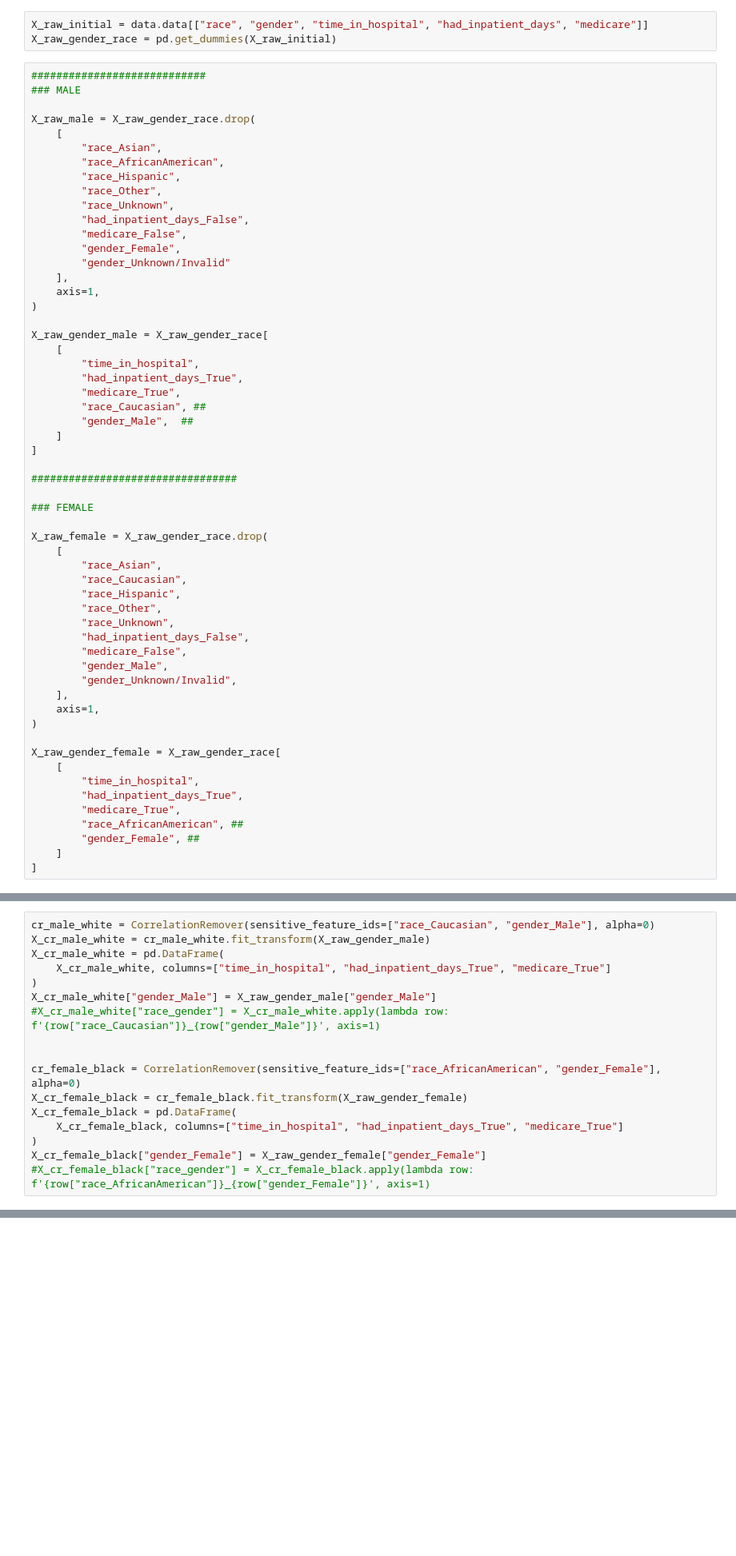
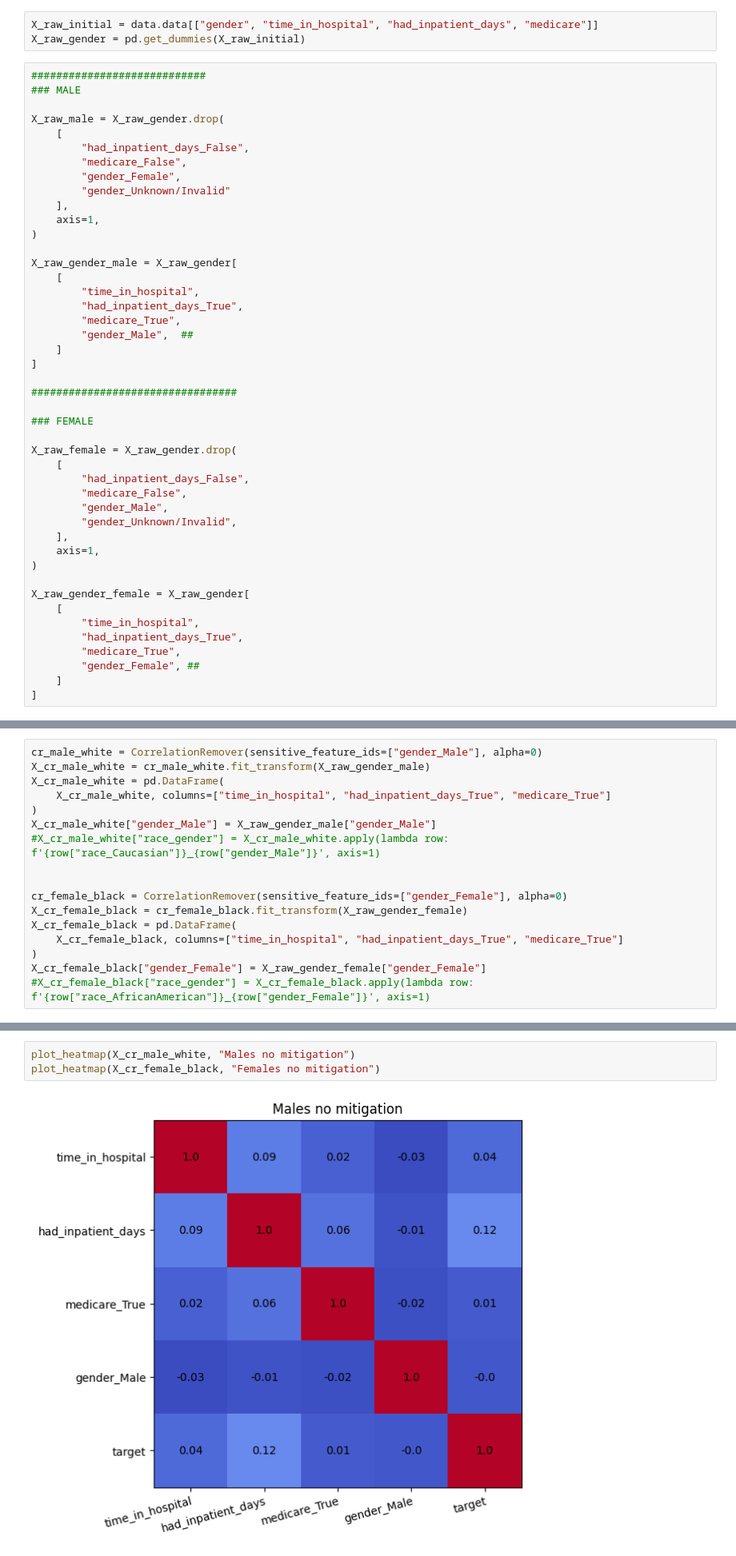
Before and after one commit to nicolacalzone/FairLearn_Sample, a Jupyter notebook: plot_correlationremover_before_after_checkpoint.ipynb, the cells around one changed output, grey strips where cells are left out. Shown at 80% size. Saved outputs shown, nothing was run; the diff lists cells and outputs as text; blank space fills up the shorter version.

```diff
--- a/plot_correlationremover_before_after_checkpoint.ipynb
+++ b/plot_correlationremover_before_after_checkpoint.ipynb
@@ -97,19 +94,14 @@ data.data.head()
 | 4 | Caucasian | Male | 30-60 years | Discharged to Home | Emergency | 1 | ... |
 5 rows × 24 columns
 # %%
-X_raw_initial = data.data[["race", "gender", "time_in_hospital", "had_inpatient_days", "medicare"]]
-X_raw_gender_race = pd.get_dummies(X_raw_initial)
+X_raw_initial = data.data[["gender", "time_in_hospital", "had_inpatient_days", "medicare"]]
+X_raw_gender = pd.get_dummies(X_raw_initial)
 # %%
 ############################
 ### MALE
 
-X_raw_male = X_raw_gender_race.drop(
+X_raw_male = X_raw_gender.drop(
     [
-        "race_Asian",
-        "race_AfricanAmerican",
-        "race_Hispanic",
-        "race_Other",
-        "race_Unknown",
         "had_inpatient_days_False",
         "medicare_False",
         "gender_Female",
@@ -118,12 +110,11 @@ X_raw_male = X_raw_gender_race.drop(
     axis=1,
 )
 
-X_raw_gender_male = X_raw_gender_race[
+X_raw_gender_male = X_raw_gender[
     [
         "time_in_hospital",
         "had_inpatient_days_True",
         "medicare_True",
-        "race_Caucasian", ##
         "gender_Male",  ##
     ]
 ]
@@ -132,13 +123,8 @@ X_raw_gender_male = X_raw_gender_race[
 
 ### FEMALE
 
-X_raw_female = X_raw_gender_race.drop(
+X_raw_female = X_raw_gender.drop(
     [
-        "race_Asian",
-        "race_Caucasian",
-        "race_Hispanic",
-        "race_Other",
-        "race_Unknown",
         "had_inpatient_days_False",
         "medicare_False",
         "gender_Male",
@@ -147,12 +133,11 @@ X_raw_female = X_raw_gender_race.drop(
     axis=1,
 )
 
-X_raw_gender_female = X_raw_gender_race[
+X_raw_gender_female = X_raw_gender[
     [
         "time_in_hospital",
         "had_inpatient_days_True",
         "medicare_True",
-        "race_AfricanAmerican", ##
         "gender_Female", ##
     ]
 ]
@@ -232,7 +217,7 @@ the CorrelationRemover successfully removed all correlation between
 correlation between the other features. Using a lower value of alpha
 results in not all the correlation being projected away.
 # %%
-cr_male_white = CorrelationRemover(sensitive_feature_ids=["race_Caucasian", "gender_Male"], alpha=0)
+cr_male_white = CorrelationRemover(sensitive_feature_ids=["gender_Male"], alpha=0)
 X_cr_male_white = cr_male_white.fit_transform(X_raw_gender_male)
 X_cr_male_white = pd.DataFrame(
     X_cr_male_white, columns=["time_in_hospital", "had_inpatient_days_True", "medicare_True"]
@@ -241,7 +226,7 @@ X_cr_male_white["gender_Male"] = X_raw_gender_male["gender_Male"]
 #X_cr_male_white["race_gender"] = X_cr_male_white.apply(lambda row: f'{row["race_Caucasian"]}_{row["gender_Male"]}', axis=1)
 
 
-cr_female_black = CorrelationRemover(sensitive_feature_ids=["race_AfricanAmerican", "gender_Female"], alpha=0)
+cr_female_black = CorrelationRemover(sensitive_feature_ids=["gender_Female"], alpha=0)
 X_cr_female_black = cr_female_black.fit_transform(X_raw_gender_female)
 X_cr_female_black = pd.DataFrame(
     X_cr_female_black, columns=["time_in_hospital", "had_inpatient_days_True", "medicare_True"]
@@ -256,0 +236,5 @@ plot_heatmap(X_cr_female_black, "Female black")
+# %%
+plot_heatmap(X_cr_male_white, "Males no mitigation")
+plot_heatmap(X_cr_female_black, "Females no mitigation")
+# %% [output]
+[figure, added]
```
Also changed, not shown: parts of 4 cells of this notebook.
